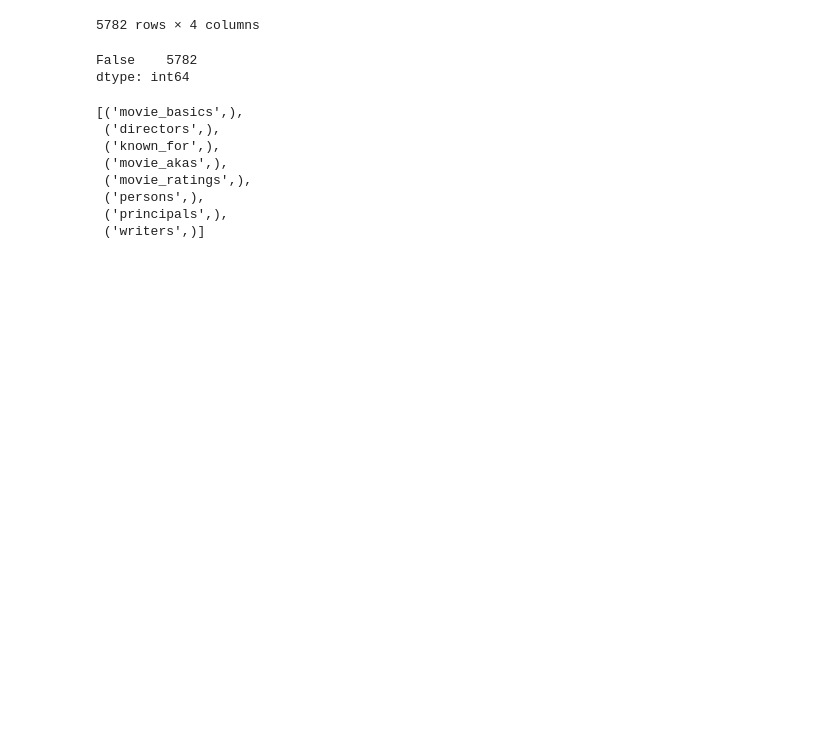
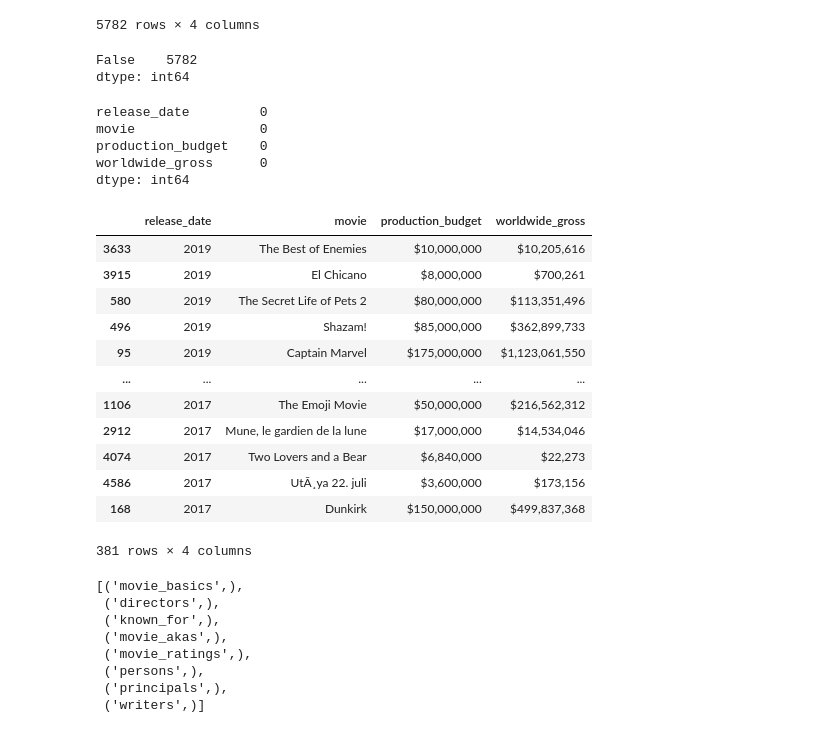
Before and after one commit to VolhaP87/Microsoft_Movie_Analysis, a Jupyter notebook: student.ipynb, the cells around one changed output. Cells and saved outputs as stored; diff of their text form; code cells hidden in the pictures; blank space fills up the shorter version.

```diff
--- a/student.ipynb
+++ b/student.ipynb
@@ -217,10 +249,10 @@ Data columns (total 6 columns):
 dtypes: int64(1), object(5)
 memory usage: 271.2+ KB
 # %%
-df4_mod = df4.loc[:, ['release_date', 'movie', 'production_budget', 'worldwide_gross']]
-df4_mod['release_date'] = df4_mod.release_date.map(lambda x: x[7:])
-df4_sort = df4_mod.sort_values('release_date', ascending = False)
-df4_sort
+df4 = df4.loc[:, ['release_date', 'movie', 'production_budget', 'worldwide_gross']]
+df4['release_date'] = df4.release_date.map(lambda x: x[7:])
+df4 = df4.sort_values('release_date', ascending = False)
+df4
 # %% [output]
 |  | release_date | movie | production_budget | worldwide_gross |
 | 3633 | 2019 | The Best of Enemies | $10,000,000 | $10,205,616 |
@@ -240,6 +272,32 @@ df4.duplicated().value_counts()
 # %% [output]
 False    5782
 dtype: int64
+# %%
+df4.isna().sum()
+# %% [output]
+release_date         0
+movie                0
+production_budget    0
+worldwide_gross      0
+dtype: int64
+# %%
+df4['release_date'] = df4['release_date'].astype(str).astype(int)
+df4 = df4[df4['release_date'] >= 2017]
+df4
+# %% [output]
+|  | release_date | movie | production_budget | worldwide_gross |
+| 3633 | 2019 | The Best of Enemies | $10,000,000 | $10,205,616 |
+| 3915 | 2019 | El Chicano | $8,000,000 | $700,261 |
+| 580 | 2019 | The Secret Life of Pets 2 | $80,000,000 | $113,351,496 |
+| 496 | 2019 | Shazam! | $85,000,000 | $362,899,733 |
+| 95 | 2019 | Captain Marvel | $175,000,000 | $1,123,061,550 |
+| ... | ... | ... | ... | ... |
+| 1106 | 2017 | The Emoji Movie | $50,000,000 | $216,562,312 |
+| 2912 | 2017 | Mune, le gardien de la lune | $17,000,000 | $14,534,046 |
+| 4074 | 2017 | Two Lovers and a Bear | $6,840,000 | $22,273 |
+| 4586 | 2017 | UtÃ¸ya 22. juli | $3,600,000 | $173,156 |
+| 168 | 2017 | Dunkirk | $150,000,000 | $499,837,368 |
+381 rows × 4 columns
 # %%
 import sqlite3
 conn = sqlite3.connect('zippedData/im.db')
```
Also changed, not shown: parts of 11 cells of this notebook.
